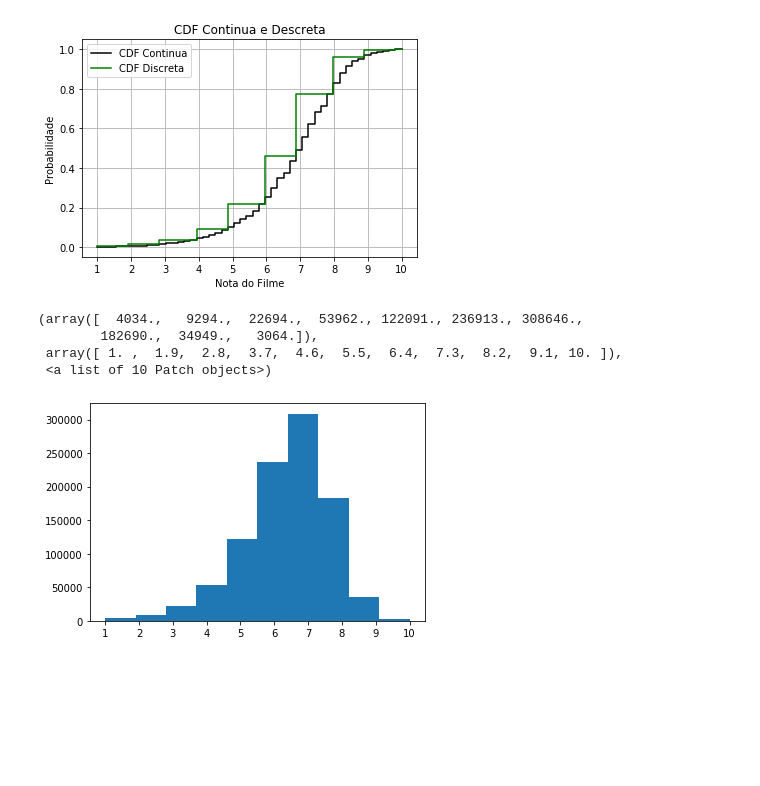
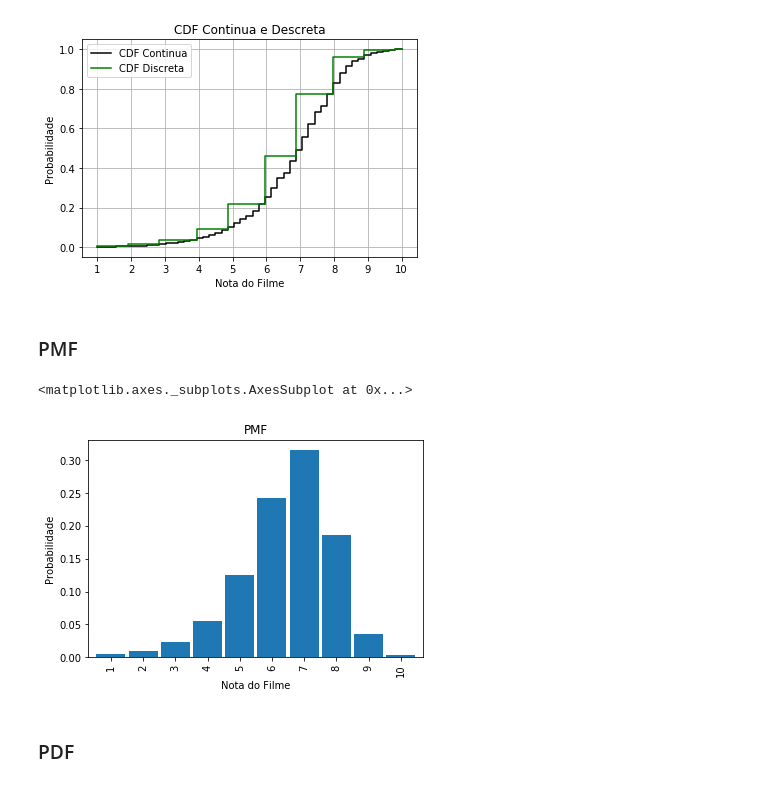
Before and after one commit to ArtFicer/PGCC-MQ, a Jupyter notebook: MQ01.ipynb, the cells around one changed output. Drawn from its saved outputs; the diff is of its cells as text; code cells hidden in the pictures; blank space fills up the shorter version.

```diff
--- a/MQ01.ipynb
+++ b/MQ01.ipynb
@@ -291,14 +291,20 @@ plt.legend(loc='best')
 plt.show()
 # %% [output]
 [figure]
-# %%
-import pandas as pd
-import matplotlib.pyplot as plt
-plt.xticks(eixoXD)
-plt.hist(Xd)
-# %% [output]
-(array([  4034.,   9294.,  22694.,  53962., 122091., 236913., 308646.,
-        182690.,  34949.,   3064.]),
- array([ 1. ,  1.9,  2.8,  3.7,  4.6,  5.5,  6.4,  7.3,  8.2,  9.1, 10. ]),
- <a list of 10 Patch objects>)
-[figure, removed]
+# %% [markdown]
+### PMF
+# %%
+"""PMF"""
+import seaborn as sns
+sample=Xd
+pmf = sample.value_counts().sort_index() / len(sample)
+plt.xlabel('Nota do Filme')
+plt.ylabel('Probabilidade')
+plt.title('PMF')
+plt.xticks(eixoXD)
+pmf.plot(kind="bar",width=0.9)
+# %% [output]
+<matplotlib.axes._subplots.AxesSubplot at 0x...>
+[figure, added]
+# %% [markdown]
+### PDF
```
